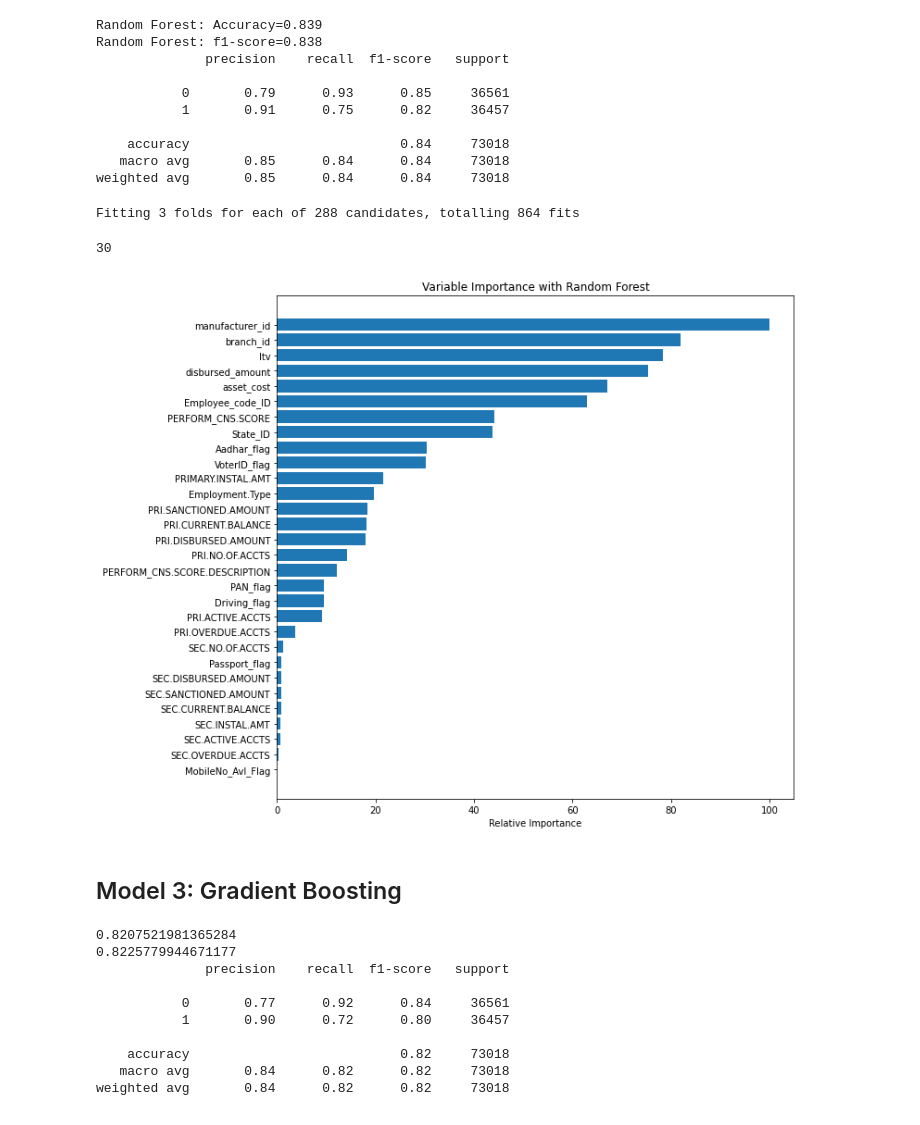
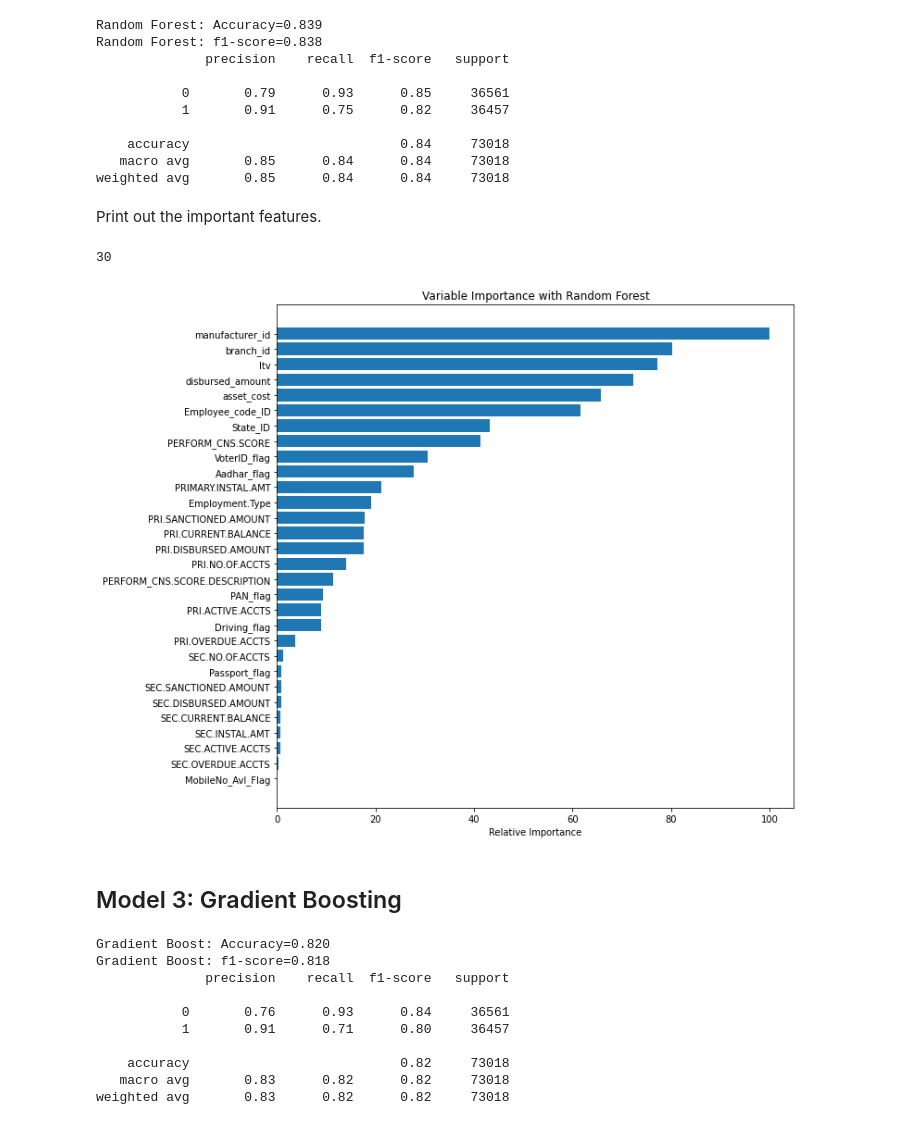
Before and after one commit to steviekwonders/Capstone-2, a Jupyter notebook: Modeling/Preprocessing and Modeling.ipynb, the cells around one changed output. Drawn from its saved outputs; the diff is of its cells as text; code cells hidden in the pictures.

```diff
--- a/Modeling/Preprocessing and Modeling.ipynb
+++ b/Modeling/Preprocessing and Modeling.ipynb
@@ -532,7 +538,7 @@ Finalize our best decision model with our best_params_ and assign to model 1.
 # %%
 # model_1 will be our decision tree with the best_params_ from grid search passed in
 model_1 = tree.DecisionTreeClassifier(criterion ='gini', random_state= 1234,
-                                            max_depth  = 9, min_samples_split=3, min_samples_leaf=1)
+                                            max_depth  = 9, min_samples_split=7, min_samples_leaf=3)
 model_1.fit(X_train_stand, y_train)
 y_pred = model_1.predict(X_test_stand)
 # %% [markdown]
@@ -580,16 +586,19 @@ plt.show()
 # %%
 from sklearn.ensemble import RandomForestClassifier
 
-clf = RandomForestClassifier(random_state=1234)
-model_res = clf.fit(X_train_stand, y_train)
-y_pred = model_res.predict(X_test_stand)
-y_pred_prob = model_res.predict_proba(X_test_stand)
+# Build standard random forest classifier model with 100 estimators
+rf = RandomForestClassifier(n_estimators = 100, random_state=1234)
+model_2 = rf.fit(X_train_stand, y_train)
+y_pred = model_2.predict(X_test_stand)
+y_pred_prob = model_2.predict_proba(X_test_stand)
 lr_probs = y_pred_prob[:1]
 
+# obtain the accuracy, f1 and confustion matrrix
 ac = accuracy_score(y_test, y_pred)
 f1 = f1_score(y_test, y_pred, average='weighted')
 cm = confusion_matrix(y_test, y_pred)
 
+# print results
 print('Random Forest: Accuracy=%.3f' % (ac))
 print('Random Forest: f1-score=%.3f' % (f1))
 print(sklearn.metrics.classification_report(y_test, y_pred))
@@ -620,54 +629,57 @@ grid_search = GridSearchCV(estimator = rf, param_grid = param_grid, cv = 3, n_jo
 # %%
-grid_search.fit(X_train_stand, y_train)
-print(grid_search.best_params_)
+# grid_search.fit(X_train_stand, y_train)
+# print(grid_search.best_params_)
-# %% [output]
-Fitting 3 folds for each of 288 candidates, totalling 864 fits
+# %% [markdown]
+Print out the important features.
 # %%
-feature_importance = model_res.feature_importances_
+# print out importance of each feature
+
+feature_importance = model_2.feature_importances_
 # make importances relative to max importance
 feature_importance = 100.0 * (feature_importance / feature_importance.max())[:30]
 sorted_idx = np.argsort(feature_importance)[:30]
 
 pos = np.arange(sorted_idx.shape[0]) + .5
 print(pos.size)
 sorted_idx.size
 plt.figure(figsize=(10,10))
 plt.barh(pos, feature_importance[sorted_idx], align='center')
 plt.yticks(pos, X.columns[sorted_idx])
 plt.xlabel('Relative Importance')
 plt.title('Variable Importance with Random Forest')
 plt.show()
 # %% [output]
 30
-[figure, old version]
+[figure, new version]
 # %% [markdown]
 ## Model 3: Gradient Boosting
 # %%
 from sklearn.datasets import make_hastie_10_2
 from sklearn.ensemble import GradientBoostingClassifier
 # %%
-clf_2 = GradientBoostingClassifier(n_estimators=100, learning_rate=1.0,
-                                 max_depth=4, random_state=0).fit(X_train, y_train)
-model_res_2 = clf_2.fit(X_train_stand, y_train)
-y_pred = model_res_2.predict(X_test_stand)
+# Instantiate and build gradient boosting decision tree with 100 estimators and learning rate of 1
+gb = GradientBoostingClassifier(n_estimators=100, learning_rate=1.0,
+                                 random_state=0).fit(X_train, y_train)
+model_3 = gb.fit(X_train_stand, y_train)
+y_pred = model_3.predict(X_test_stand)
 
+# obtain accuracy, f-1 score and confusion matrix
 ac = accuracy_score(y_test, y_pred)
 f1 = f1_score(y_test, y_pred, average='weighted')
 cm = confusion_matrix(y_test, y_pred)
 
-print(f1)
-print(ac)
-
+print('Gradient Boost: Accuracy=%.3f' % (ac))
+print('Gradient Boost: f1-score=%.3f' % f1)
 print(sklearn.metrics.classification_report(y_test, y_pred))
 # %% [output]
-0.8207521981365284
-0.8225779944671177
+Gradient Boost: Accuracy=0.820
+Gradient Boost: f1-score=0.818
               precision    recall  f1-score   support
 
-           0       0.77      0.92      0.84     36561
-           1       0.90      0.72      0.80     36457
+           0       0.76      0.93      0.84     36561
+           1       0.91      0.71      0.80     36457
 
     accuracy                           0.82     73018
-   macro avg       0.84      0.82      0.82     73018
-weighted avg       0.84      0.82      0.82     73018
+   macro avg       0.83      0.82      0.82     73018
+weighted avg       0.83      0.82      0.82     73018
 # %%
```
Also changed, not shown: parts of 16 cells of this notebook.
